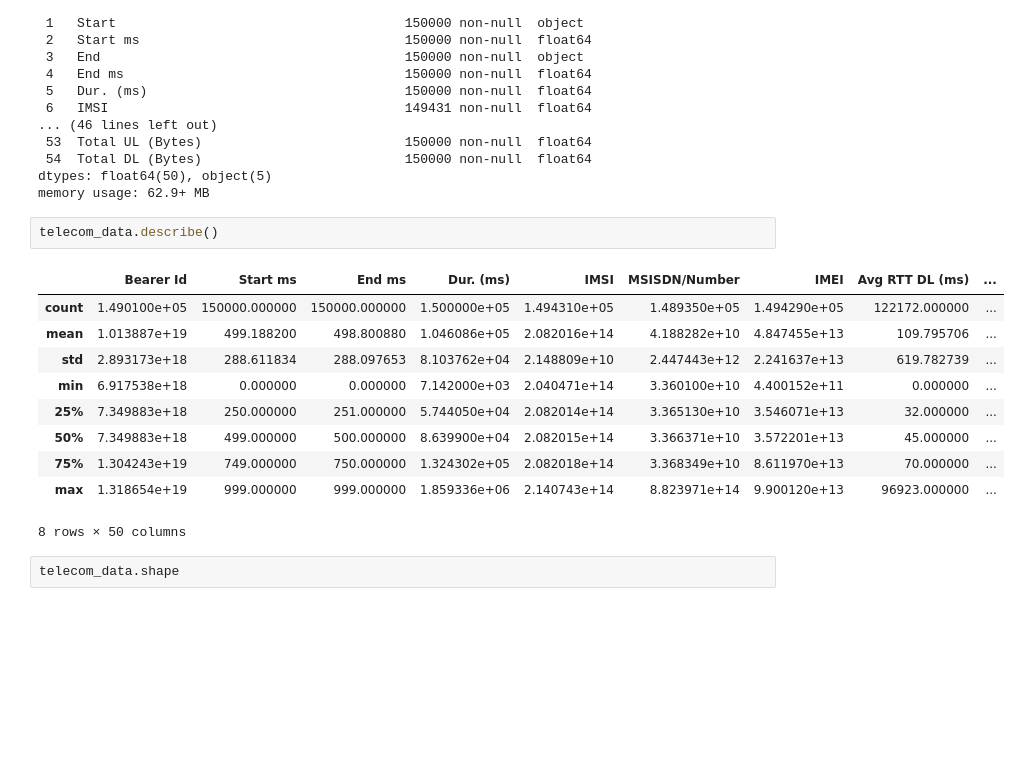
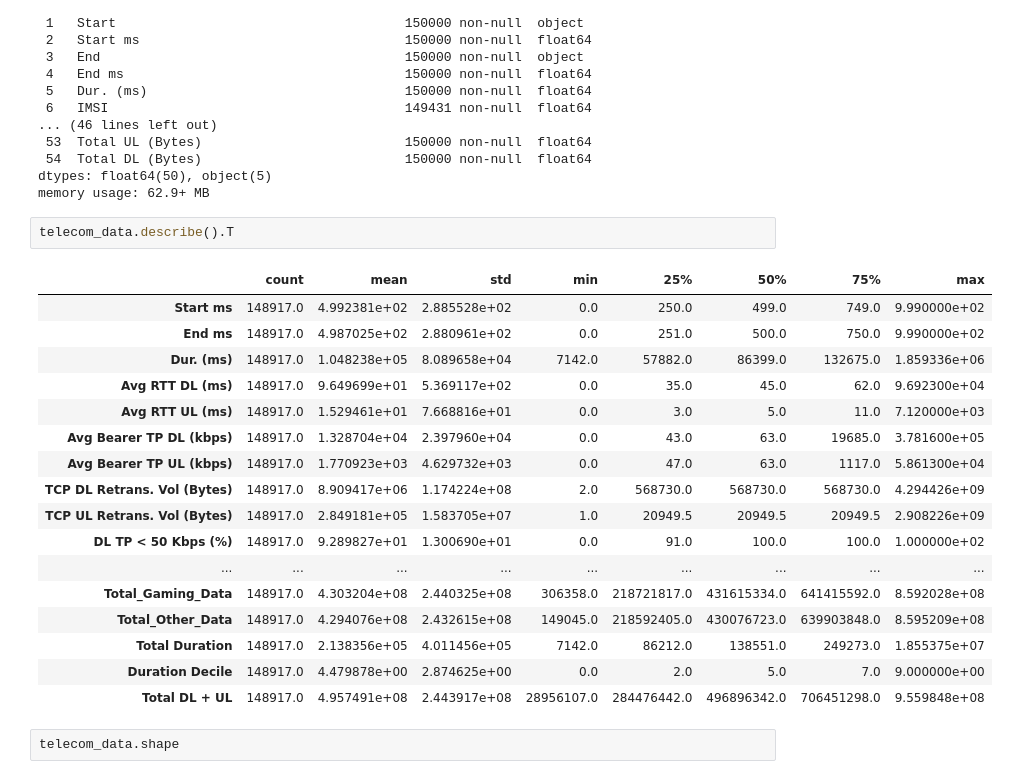
Before and after one commit to SamrawitMM/TellcoTelecomGrowthAnalysis, a Jupyter notebook: notebooks/userOverviewAnalysis.ipynb, the cells around one changed output. Saved outputs shown, nothing was run; the diff lists cells and outputs as text; blank space fills up the shorter version.

```diff
--- a/notebooks/main.ipynb
+++ b/notebooks/userOverviewAnalysis.ipynb
@@ -48,18 +48,25 @@ Data columns (total 55 columns):
 dtypes: float64(50), object(5)
 memory usage: 62.9+ MB
 # %%
-telecom_data.describe()
+telecom_data.describe().T
 # %% [output]
-|  | Bearer Id | Start ms | End ms | Dur. (ms) | IMSI | MSISDN/Number | IMEI | Avg RTT DL (ms) | ... |
-| count | 1.490100e+05 | 150000.000000 | 150000.000000 | 1.500000e+05 | 1.494310e+05 | 1.489350e+05 | 1.494290e+05 | 122172.000000 | ... |
-| mean | 1.013887e+19 | 499.188200 | 498.800880 | 1.046086e+05 | 2.082016e+14 | 4.188282e+10 | 4.847455e+13 | 109.795706 | ... |
-| std | 2.893173e+18 | 288.611834 | 288.097653 | 8.103762e+04 | 2.148809e+10 | 2.447443e+12 | 2.241637e+13 | 619.782739 | ... |
-| min | 6.917538e+18 | 0.000000 | 0.000000 | 7.142000e+03 | 2.040471e+14 | 3.360100e+10 | 4.400152e+11 | 0.000000 | ... |
-| 25% | 7.349883e+18 | 250.000000 | 251.000000 | 5.744050e+04 | 2.082014e+14 | 3.365130e+10 | 3.546071e+13 | 32.000000 | ... |
-| 50% | 7.349883e+18 | 499.000000 | 500.000000 | 8.639900e+04 | 2.082015e+14 | 3.366371e+10 | 3.572201e+13 | 45.000000 | ... |
-| 75% | 1.304243e+19 | 749.000000 | 750.000000 | 1.324302e+05 | 2.082018e+14 | 3.368349e+10 | 8.611970e+13 | 70.000000 | ... |
-| max | 1.318654e+19 | 999.000000 | 999.000000 | 1.859336e+06 | 2.140743e+14 | 8.823971e+14 | 9.900120e+13 | 96923.000000 | ... |
+|  | count | mean | std | min | 25% | 50% | 75% | max |
+| Start ms | 148917.0 | 4.992381e+02 | 2.885528e+02 | 0.0 | 250.0 | 499.0 | 749.0 | 9.990000e+02 |
+| End ms | 148917.0 | 4.987025e+02 | 2.880961e+02 | 0.0 | 251.0 | 500.0 | 750.0 | 9.990000e+02 |
+| Dur. (ms) | 148917.0 | 1.048238e+05 | 8.089658e+04 | 7142.0 | 57882.0 | 86399.0 | 132675.0 | 1.859336e+06 |
+| Avg RTT DL (ms) | 148917.0 | 9.649699e+01 | 5.369117e+02 | 0.0 | 35.0 | 45.0 | 62.0 | 9.692300e+04 |
+| Avg RTT UL (ms) | 148917.0 | 1.529461e+01 | 7.668816e+01 | 0.0 | 3.0 | 5.0 | 11.0 | 7.120000e+03 |
+| Avg Bearer TP DL (kbps) | 148917.0 | 1.328704e+04 | 2.397960e+04 | 0.0 | 43.0 | 63.0 | 19685.0 | 3.781600e+05 |
+| Avg Bearer TP UL (kbps) | 148917.0 | 1.770923e+03 | 4.629732e+03 | 0.0 | 47.0 | 63.0 | 1117.0 | 5.861300e+04 |
+| TCP DL Retrans. Vol (Bytes) | 148917.0 | 8.909417e+06 | 1.174224e+08 | 2.0 | 568730.0 | 568730.0 | 568730.0 | 4.294426e+09 |
+| TCP UL Retrans. Vol (Bytes) | 148917.0 | 2.849181e+05 | 1.583705e+07 | 1.0 | 20949.5 | 20949.5 | 20949.5 | 2.908226e+09 |
+| DL TP < 50 Kbps (%) | 148917.0 | 9.289827e+01 | 1.300690e+01 | 0.0 | 91.0 | 100.0 | 100.0 | 1.000000e+02 |
+| ... | ... | ... | ... | ... | ... | ... | ... | ... |
+| Total_Gaming_Data | 148917.0 | 4.303204e+08 | 2.440325e+08 | 306358.0 | 218721817.0 | 431615334.0 | 641415592.0 | 8.592028e+08 |
+| Total_Other_Data | 148917.0 | 4.294076e+08 | 2.432615e+08 | 149045.0 | 218592405.0 | 430076723.0 | 639903848.0 | 8.595209e+08 |
+| Total Duration | 148917.0 | 2.138356e+05 | 4.011456e+05 | 7142.0 | 86212.0 | 138551.0 | 249273.0 | 1.855375e+07 |
+| Duration Decile | 148917.0 | 4.479878e+00 | 2.874625e+00 | 0.0 | 2.0 | 5.0 | 7.0 | 9.000000e+00 |
+| Total DL + UL | 148917.0 | 4.957491e+08 | 2.443917e+08 | 28956107.0 | 284476442.0 | 496896342.0 | 706451298.0 | 9.559848e+08 |
-8 rows × 50 columns
 # %%
 telecom_data.shape
 # %% [output]
```
Also changed, not shown: parts of 5 cells of this notebook, 2 other files.
